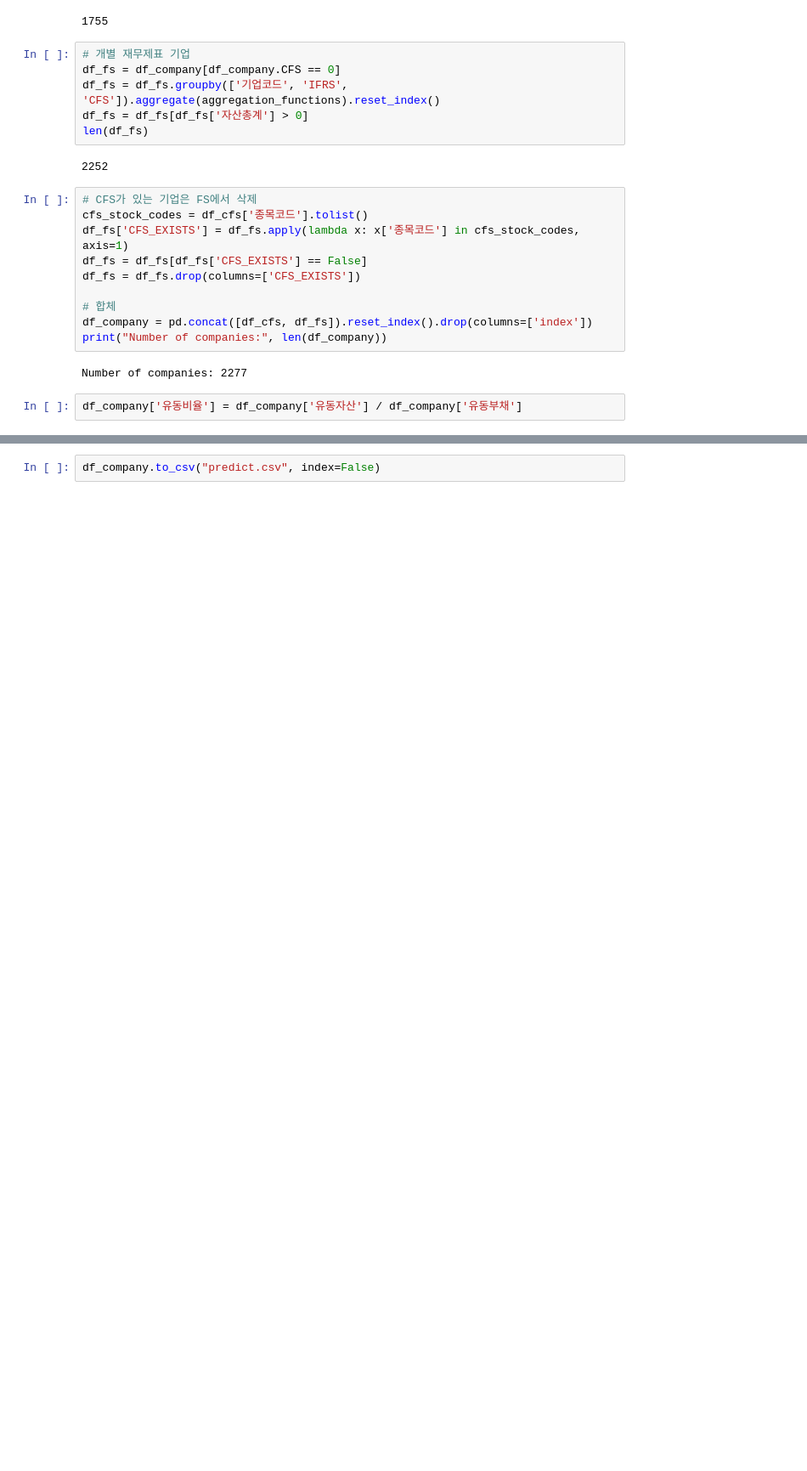
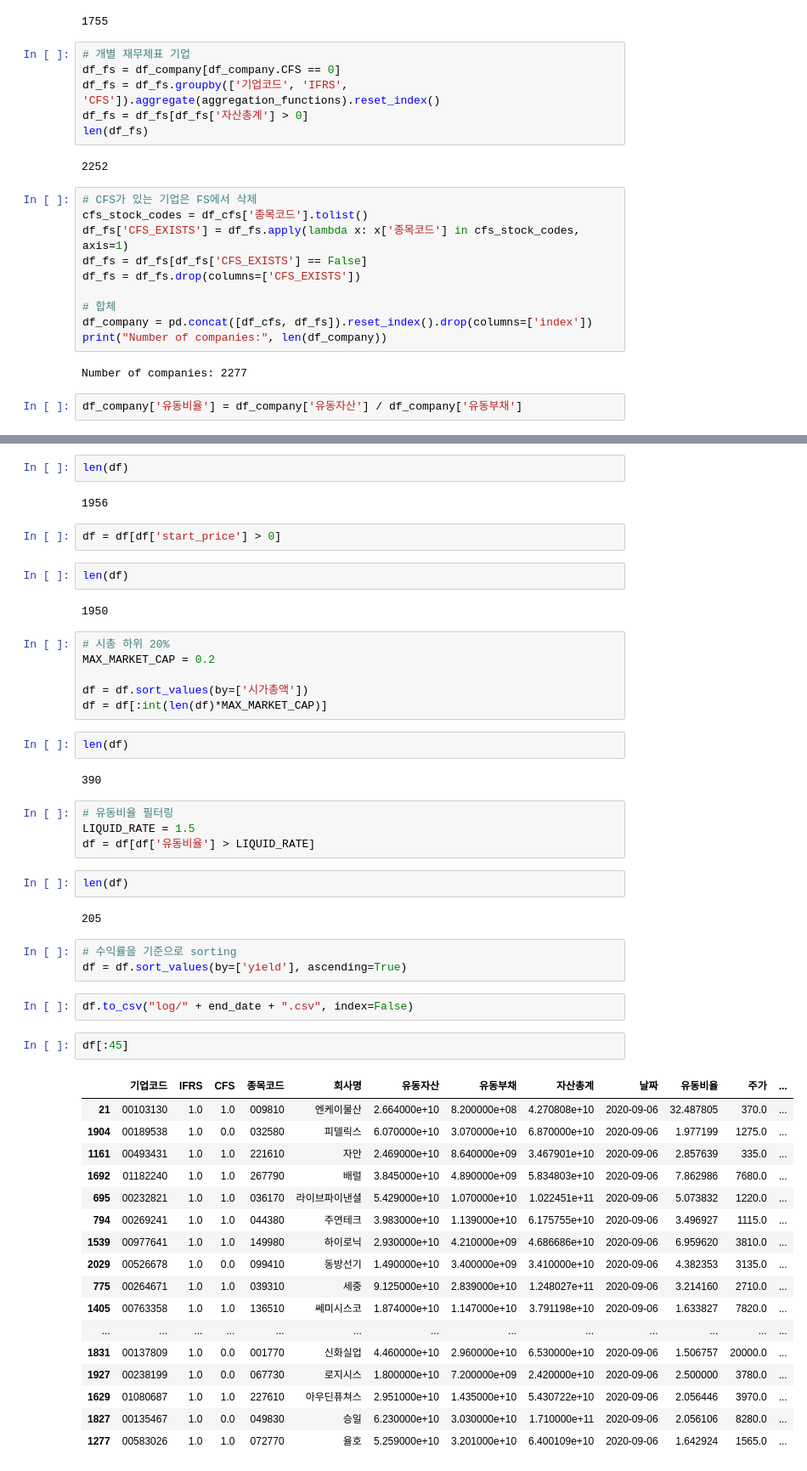
Before and after one commit to ethanscho/backtest-playground, a Jupyter notebook: quantitative-momentum/predict.ipynb, the cells around one changed output, grey strips where cells are left out. Shown: that part at 85% size. Saved outputs shown, nothing was run; the diff lists cells and outputs as text; blank space fills up the shorter version.

Commit message:
역추세 predict 완료

```diff
--- a/quantitative-momentum/predict.ipynb
+++ b/quantitative-momentum/predict.ipynb
@@ -230,2 +276,53 @@ len(df_company)
+# %%
+len(df)
+# %% [output]
+1956
+# %%
+df = df[df['start_price'] > 0]
+# %%
+len(df)
+# %% [output]
+1950
+# %%
+# 시총 하위 20%
+MAX_MARKET_CAP = 0.2
+
+df = df.sort_values(by=['시가총액'])
+df = df[:int(len(df)*MAX_MARKET_CAP)]
+# %%
+len(df)
+# %% [output]
+390
+# %%
+# 유동비율 필터링
+LIQUID_RATE = 1.5
+df = df[df['유동비율'] > LIQUID_RATE]
+# %%
+len(df)
+# %% [output]
+205
+# %%
+# 수익률을 기준으로 sorting
+df = df.sort_values(by=['yield'], ascending=True)
 # %%
-df_company.to_csv("predict.csv", index=False)
+df.to_csv("log/" + end_date + ".csv", index=False)
+# %%
+df[:45]
+# %% [output]
+|  | 기업코드 | IFRS | CFS | 종목코드 | 회사명 | 유동자산 | 유동부채 | 자산총계 | 날짜 | 유동비율 | 주가 | ... |
+| 21 | 00103130 | 1.0 | 1.0 | 009810 | 엔케이물산 | 2.664000e+10 | 8.200000e+08 | 4.270808e+10 | 2020-09-06 | 32.487805 | 370.0 | ... |
+| 1904 | 00189538 | 1.0 | 0.0 | 032580 | 피델릭스 | 6.070000e+10 | 3.070000e+10 | 6.870000e+10 | 2020-09-06 | 1.977199 | 1275.0 | ... |
+| 1161 | 00493431 | 1.0 | 1.0 | 221610 | 자안 | 2.469000e+10 | 8.640000e+09 | 3.467901e+10 | 2020-09-06 | 2.857639 | 335.0 | ... |
+| 1692 | 01182240 | 1.0 | 1.0 | 267790 | 배럴 | 3.845000e+10 | 4.890000e+09 | 5.834803e+10 | 2020-09-06 | 7.862986 | 7680.0 | ... |
+| 695 | 00232821 | 1.0 | 1.0 | 036170 | 라이브파이낸셜 | 5.429000e+10 | 1.070000e+10 | 1.022451e+11 | 2020-09-06 | 5.073832 | 1220.0 | ... |
+| 794 | 00269241 | 1.0 | 1.0 | 044380 | 주연테크 | 3.983000e+10 | 1.139000e+10 | 6.175755e+10 | 2020-09-06 | 3.496927 | 1115.0 | ... |
+| 1539 | 00977641 | 1.0 | 1.0 | 149980 | 하이로닉 | 2.930000e+10 | 4.210000e+09 | 4.686686e+10 | 2020-09-06 | 6.959620 | 3810.0 | ... |
+| 2029 | 00526678 | 1.0 | 0.0 | 099410 | 동방선기 | 1.490000e+10 | 3.400000e+09 | 3.410000e+10 | 2020-09-06 | 4.382353 | 3135.0 | ... |
+| 775 | 00264671 | 1.0 | 1.0 | 039310 | 세중 | 9.125000e+10 | 2.839000e+10 | 1.248027e+11 | 2020-09-06 | 3.214160 | 2710.0 | ... |
+| 1405 | 00763358 | 1.0 | 1.0 | 136510 | 쎄미시스코 | 1.874000e+10 | 1.147000e+10 | 3.791198e+10 | 2020-09-06 | 1.633827 | 7820.0 | ... |
+| ... | ... | ... | ... | ... | ... | ... | ... | ... | ... | ... | ... | ... |
+| 1831 | 00137809 | 1.0 | 0.0 | 001770 | 신화실업 | 4.460000e+10 | 2.960000e+10 | 6.530000e+10 | 2020-09-06 | 1.506757 | 20000.0 | ... |
+| 1927 | 00238199 | 1.0 | 0.0 | 067730 | 로지시스 | 1.800000e+10 | 7.200000e+09 | 2.420000e+10 | 2020-09-06 | 2.500000 | 3780.0 | ... |
+| 1629 | 01080687 | 1.0 | 1.0 | 227610 | 아우딘퓨쳐스 | 2.951000e+10 | 1.435000e+10 | 5.430722e+10 | 2020-09-06 | 2.056446 | 3970.0 | ... |
+| 1827 | 00135467 | 1.0 | 0.0 | 049830 | 승일 | 6.230000e+10 | 3.030000e+10 | 1.710000e+11 | 2020-09-06 | 2.056106 | 8280.0 | ... |
+| 1277 | 00583026 | 1.0 | 1.0 | 072770 | 율호 | 5.259000e+10 | 3.201000e+10 | 6.400109e+10 | 2020-09-06 | 1.642924 | 1565.0 | ... |
```
Also changed, not shown: parts of 9 cells of this notebook.
